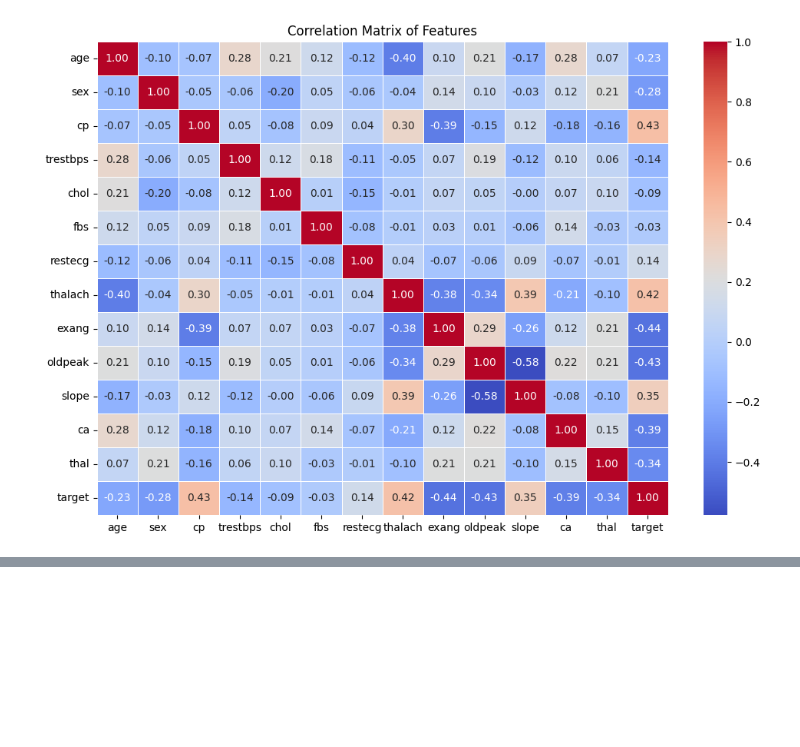
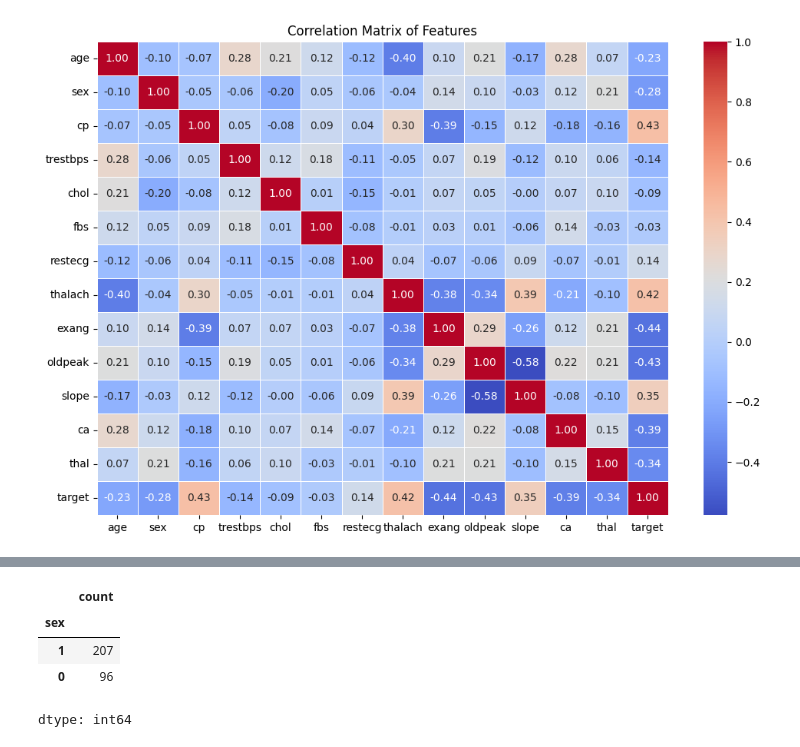
Before and after one commit to RiyadhBenhallou/supervised-learning, a Jupyter notebook: classification.ipynb, the cells around one changed output, grey strips where cells are left out. Drawn from its saved outputs; the diff is of its cells as text; code cells hidden in the pictures; blank space fills up the shorter version.

```diff
--- a/classification.ipynb
+++ b/classification.ipynb
@@ -115,3 +115,11 @@ dataset.describe()
 | 50% | 55.000000 | 1.000000 | 1.000000 | 130.000000 | 240.000000 | 0.000000 | 1.000000 | 153.000000 | 0.000000 | 0.800000 | 1.000000 | ... |
 | 75% | 61.000000 | 1.000000 | 2.000000 | 140.000000 | 274.500000 | 0.000000 | 1.000000 | 166.000000 | 1.000000 | 1.600000 | 2.000000 | ... |
 | max | 77.000000 | 1.000000 | 3.000000 | 200.000000 | 564.000000 | 1.000000 | 2.000000 | 202.000000 | 1.000000 | 6.200000 | 2.000000 | ... |
+# %%
+dataset['sex'].value_counts()
+# %% [output]
+|  | count |
+| sex |  |
+| 1 | 207 |
+| 0 | 96 |
+dtype: int64
```
Also changed, not shown: parts of 1 cell of this notebook, 6 other files.
